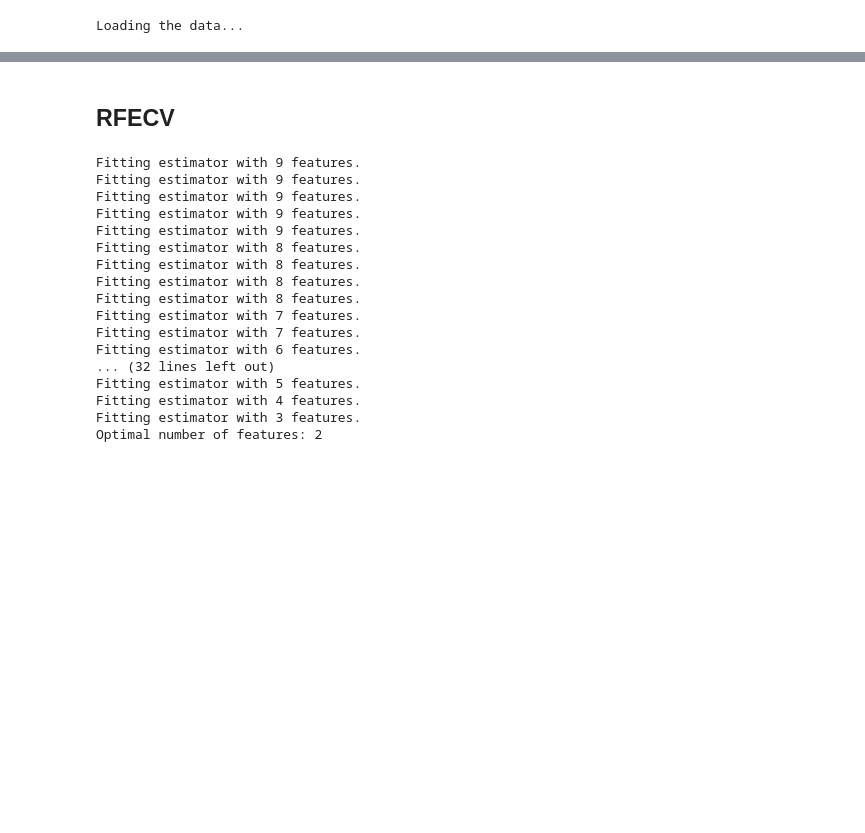
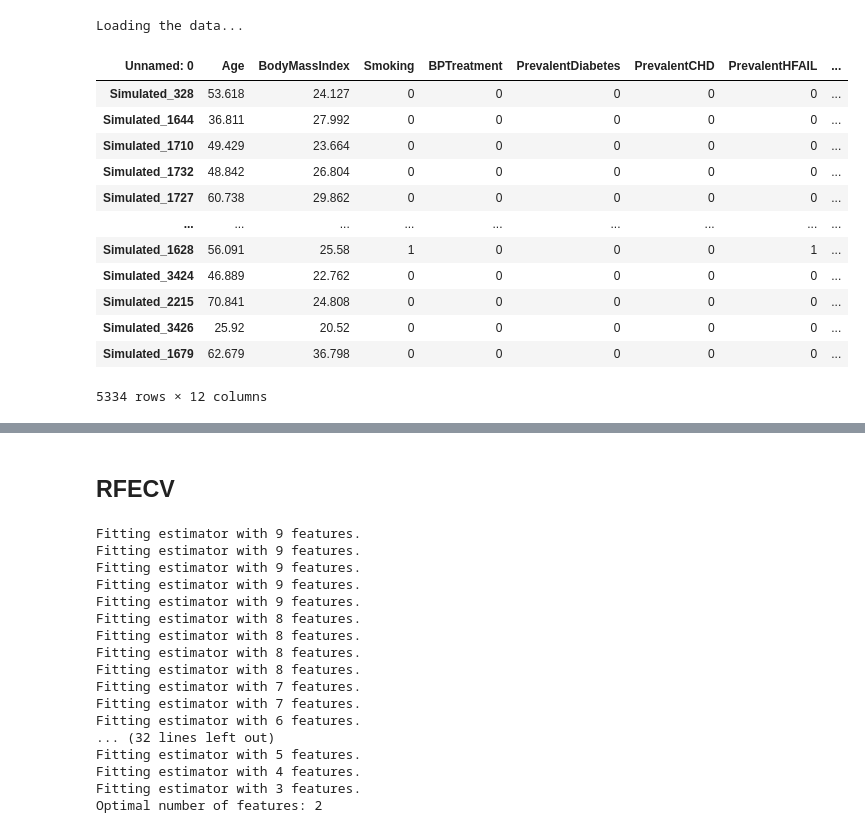
Before and after one commit to TristanFauvel/DreamHF, a Jupyter notebook: src/dev.ipynb, the cells around one changed output, grey strips where cells are left out. Saved outputs shown, nothing was run; the diff lists cells and outputs as text; code cells hidden in the pictures; blank space fills up the shorter version.

```diff
--- a/src/dev.ipynb
+++ b/src/dev.ipynb
@@ -47,6 +47,31 @@ from sklearn.model_selection import RepeatedKFold
 
 from survival_models import CoxPH
 from sklearn.preprocessing import FunctionTransformer
+# %%
+from preprocessing import _pheno_processing_pipeline
+
+root = ROOT
+pheno_df_train = pd.read_csv(root + "/train/pheno_training.csv")
+pheno_df_train = _pheno_processing_pipeline(pheno_df_train, training=True)
+
+pheno_df_test = pd.read_csv(root + "/test/pheno_test.csv")
+pheno_df_test = _pheno_processing_pipeline(pheno_df_test, training=True)
+# %%
+ pd.concat([pheno_df_train, pheno_df_test])
+# %% [output]
+| Unnamed: 0 | Age | BodyMassIndex | Smoking | BPTreatment | PrevalentDiabetes | PrevalentCHD | PrevalentHFAIL | ... |
+| Simulated_328 | 53.618 | 24.127 | 0 | 0 | 0 | 0 | 0 | ... |
+| Simulated_1644 | 36.811 | 27.992 | 0 | 0 | 0 | 0 | 0 | ... |
+| Simulated_1710 | 49.429 | 23.664 | 0 | 0 | 0 | 0 | 0 | ... |
+| Simulated_1732 | 48.842 | 26.804 | 0 | 0 | 0 | 0 | 0 | ... |
+| Simulated_1727 | 60.738 | 29.862 | 0 | 0 | 0 | 0 | 0 | ... |
+| ... | ... | ... | ... | ... | ... | ... | ... | ... |
+| Simulated_1628 | 56.091 | 25.58 | 1 | 0 | 0 | 0 | 1 | ... |
+| Simulated_3424 | 46.889 | 22.762 | 0 | 0 | 0 | 0 | 0 | ... |
+| Simulated_2215 | 70.841 | 24.808 | 0 | 0 | 0 | 0 | 0 | ... |
+| Simulated_3426 | 25.92 | 20.52 | 0 | 0 | 0 | 0 | 0 | ... |
+| Simulated_1679 | 62.679 | 36.798 | 0 | 0 | 0 | 0 | 0 | ... |
+5334 rows × 12 columns
 # %%
 processing = 'MI_clr'
 clinical_covariates = ['Age',
```
Also changed, not shown: parts of 10 cells of this notebook, 6 other files.
